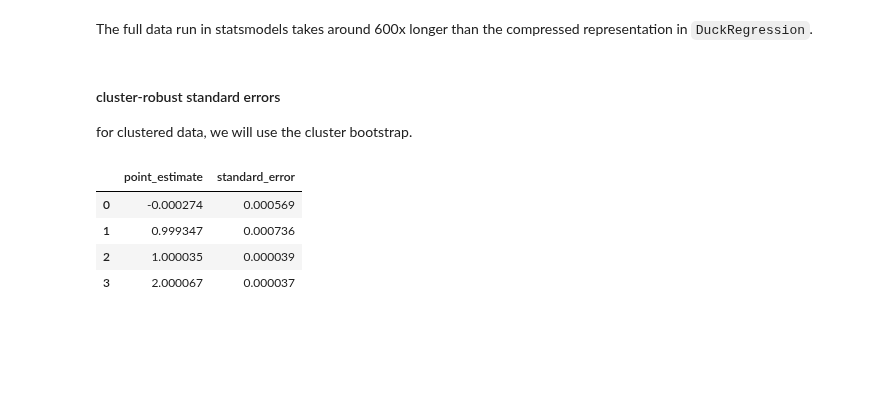
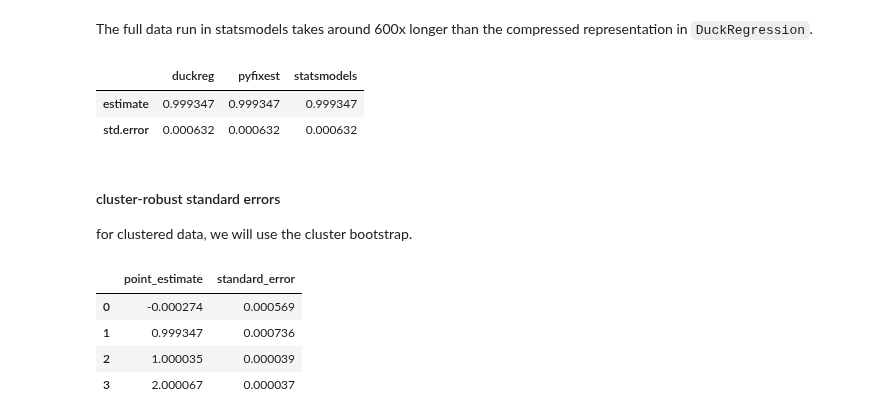
Before and after one commit to py-econometrics/duckreg, a Jupyter notebook: notebooks/introduction.ipynb, the cells around one changed output. Saved outputs shown, nothing was run; the diff lists cells and outputs as text; code cells hidden in the pictures; blank space fills up the shorter version.

```diff
--- a/notebooks/introduction.ipynb
+++ b/notebooks/introduction.ipynb
@@ -144,5 +145,19 @@ Wall time: 2min 8s
 # %% [markdown]
 The full data run in statsmodels takes around 600x longer than the compressed representation in `DuckRegression`.
+# %%
+pd.DataFrame(
+    np.c_[
+        np.r_[results["point_estimate"][1], results["standard_error"][1]],
+        m_pf.tidy().iloc[0][["Estimate", "Std. Error"]].values,
+        np.r_[m_smf.params.loc["D"], m_smf.bse.loc["D"]],
+    ],
+    columns=["duckreg", "pyfixest", "statsmodels"],
+    index=["estimate", "std.error"],
+)
+# %% [output]
+|  | duckreg | pyfixest | statsmodels |
+| estimate | 0.999347 | 0.999347 | 0.999347 |
+| std.error | 0.000632 | 0.000632 | 0.000632 |
 # %% [markdown]
 #### cluster-robust standard errors
 
```
Also changed, not shown: parts of 12 cells of this notebook, 6 other files.
